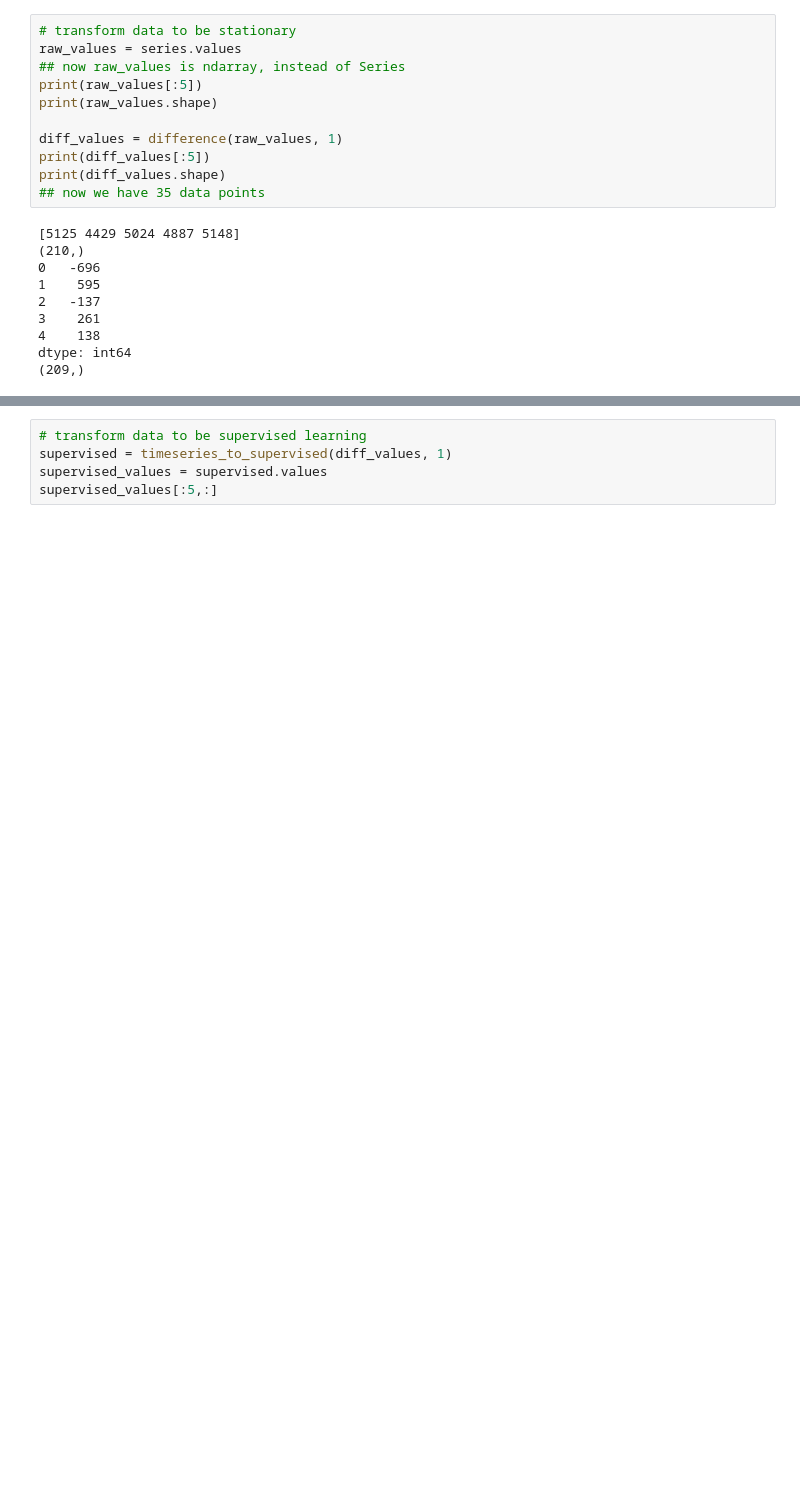
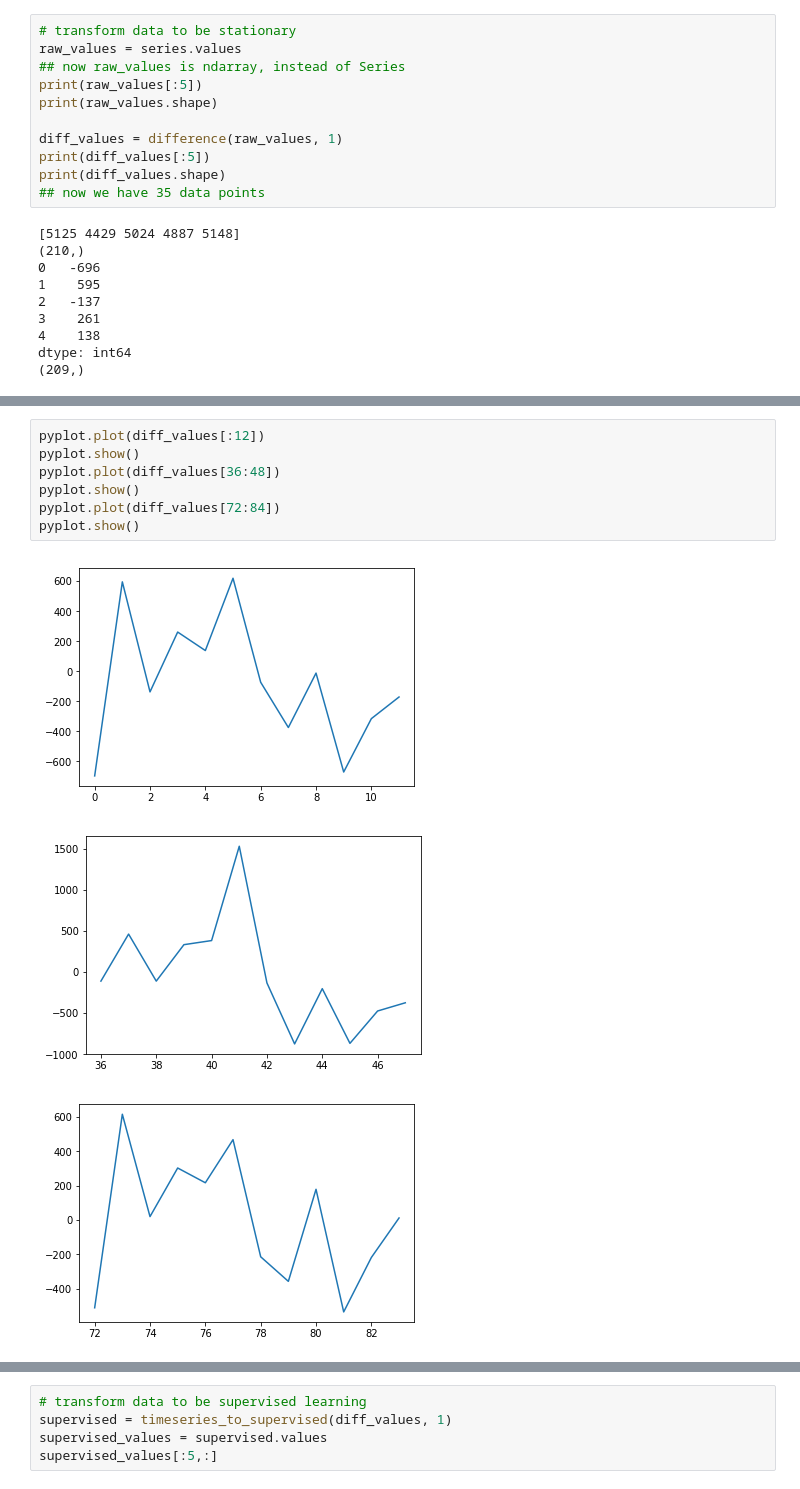
Before and after one commit to zihao12/qb_ML, a Jupyter notebook: code/time_series_full_tutorial_WangZihao.ipynb, the cells around one changed output, grey strips where cells are left out. Cells and saved outputs as stored; diff of their text form; blank space fills up the shorter version.

```diff
--- a/code/time_series_full_tutorial_WangZihao.ipynb
+++ b/code/time_series_full_tutorial_WangZihao.ipynb
@@ -105,0 +117,11 @@ The tutorial says it is easier to deal with data that is stationary. Stationary
+# %%
+pyplot.plot(diff_values[:12])
+pyplot.show()
+pyplot.plot(diff_values[36:48])
+pyplot.show()
+pyplot.plot(diff_values[72:84])
+pyplot.show()
+# %% [output]
+[figure, added]
+[figure, added]
+[figure, added]
```
Also changed, not shown: parts of 30 cells of this notebook.
